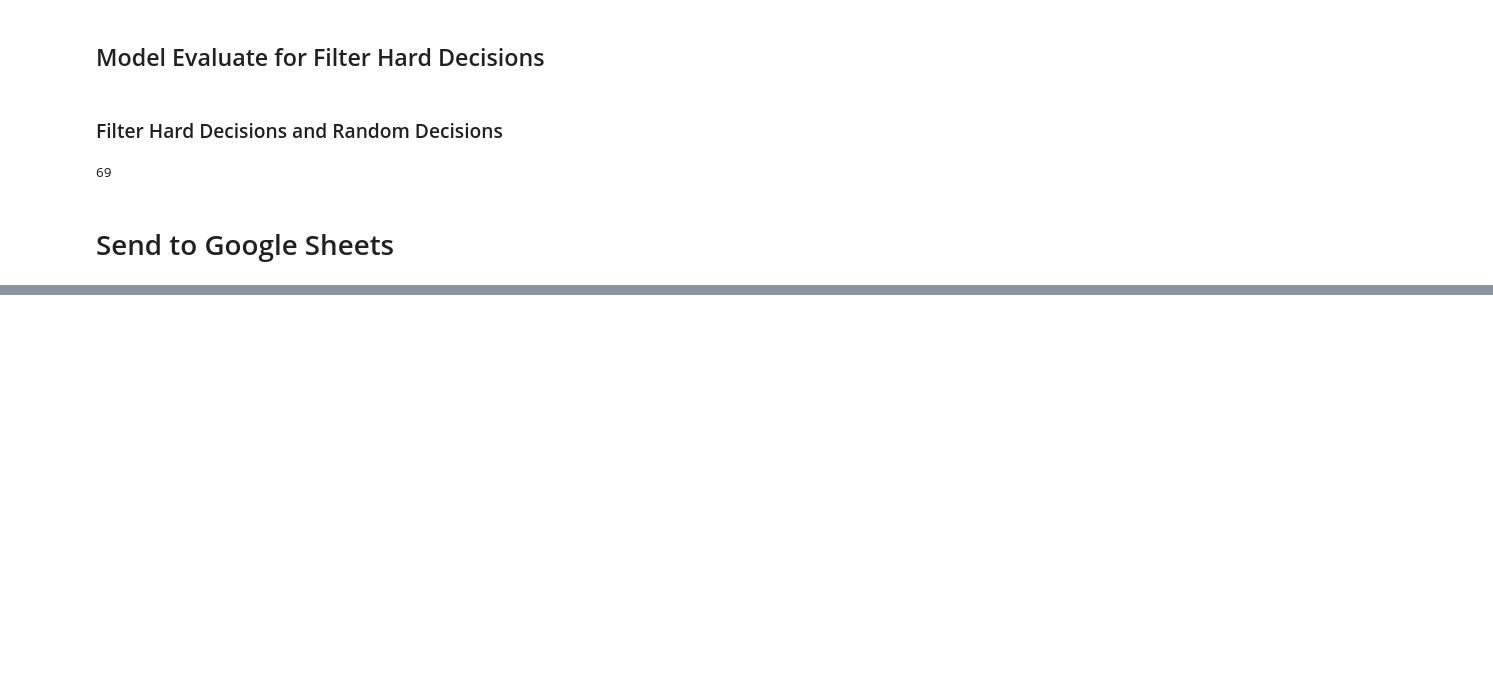
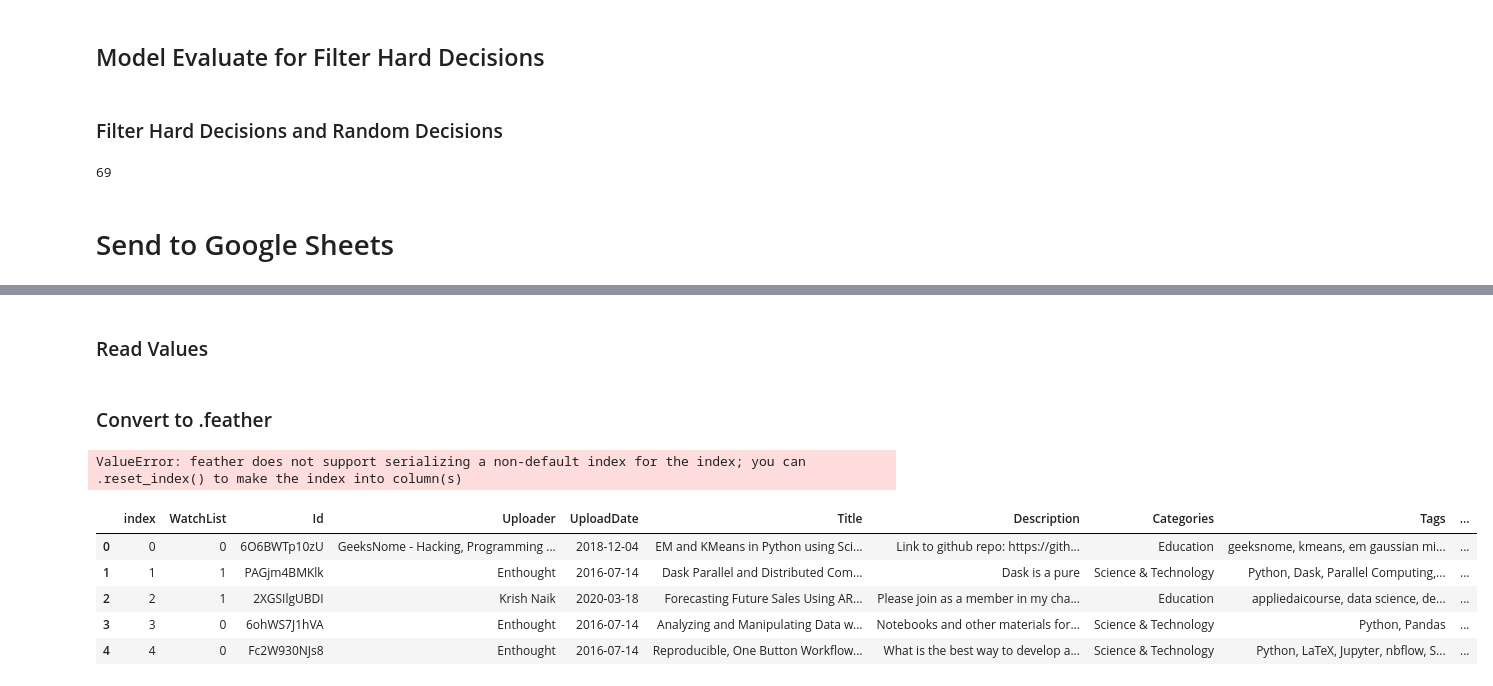
Before and after one commit to FabioCaffarello/Youtube-Video-Recommendations, a Jupyter notebook: 02-YouTubeNotebooks/05-ActiveLearningFirstPart.ipynb, the cells around one changed output, grey strips where cells are left out. Saved outputs shown, nothing was run; the diff lists cells and outputs as text; code cells hidden in the pictures; blank space fills up the shorter version.

Commit message:
Active learning first part end

```diff
--- a/02-YouTubeNotebooks/05-ActiveLearningFirstPart.ipynb
+++ b/02-YouTubeNotebooks/05-ActiveLearningFirstPart.ipynb
@@ -199,0 +201,25 @@ request = sheet.values().update(spreadsheetId=SAMPLE_SPREADSHEET_ID,
+# %% [markdown]
+### Read Values
+# %%
+#Read Values
+result = sheet.values().get(spreadsheetId=SAMPLE_SPREADSHEET_ID,
+                            range="ActiveLearning!A1:S").execute()
+
+values = result.get('values', [])
+# %% [markdown]
+### Convert to .feather
+# %%
+dfGoogleSheets = pd.DataFrame(values[1:], columns=values[0])
+dfGoogleSheets = dfGoogleSheets[dfGoogleSheets['WatchList'].notnull()].reset_index(drop=True)
+dfGoogleSheets.to_feather('../Data/FeatherData/dfTrainActiveLearningGS.feather')
+# %% [output]
+ValueError: feather does not support serializing a non-default index for the index; you can .reset_index() to make the index into column(s)
+# %%
+dfGoogleSheets.head()
+# %% [output]
+|  | index | WatchList | Id | Uploader | UploadDate | Title | Description | Categories | Tags | ... |
+| 0 | 0 | 0 | 6O6BWTp10zU | GeeksNome - Hacking, Programming ... | 2018-12-04 | EM and KMeans in Python using Sci... | Link to github repo: https://gith... | Education | geeksnome, kmeans, em gaussian mi... | ... |
+| 1 | 1 | 1 | PAGjm4BMKlk | Enthought | 2016-07-14 | Dask Parallel and Distributed Com... | Dask is a pure | Science & Technology | Python, Dask, Parallel Computing,... | ... |
+| 2 | 2 | 1 | 2XGSIlgUBDI | Krish Naik | 2020-03-18 | Forecasting Future Sales Using AR... | Please join as a member in my cha... | Education | appliedaicourse, data science, de... | ... |
+| 3 | 3 | 0 | 6ohWS7J1hVA | Enthought | 2016-07-14 | Analyzing and Manipulating Data w... | Notebooks and other materials for... | Science & Technology | Python, Pandas | ... |
+| 4 | 4 | 0 | Fc2W930NJs8 | Enthought | 2016-07-14 | Reproducible, One Button Workflow... | What is the best way to develop a... | Science & Technology | Python, LaTeX, Jupyter, nbflow, S... | ... |
```
Also changed, not shown: parts of 6 cells of this notebook, 2 other files.
